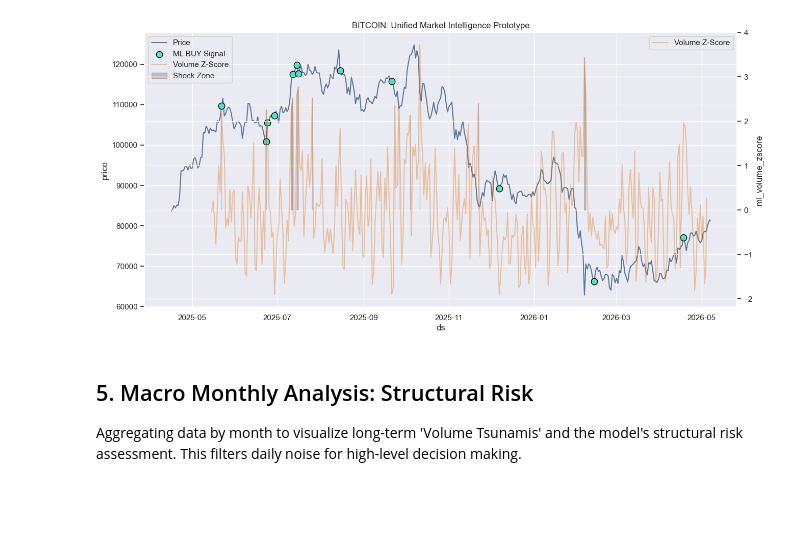
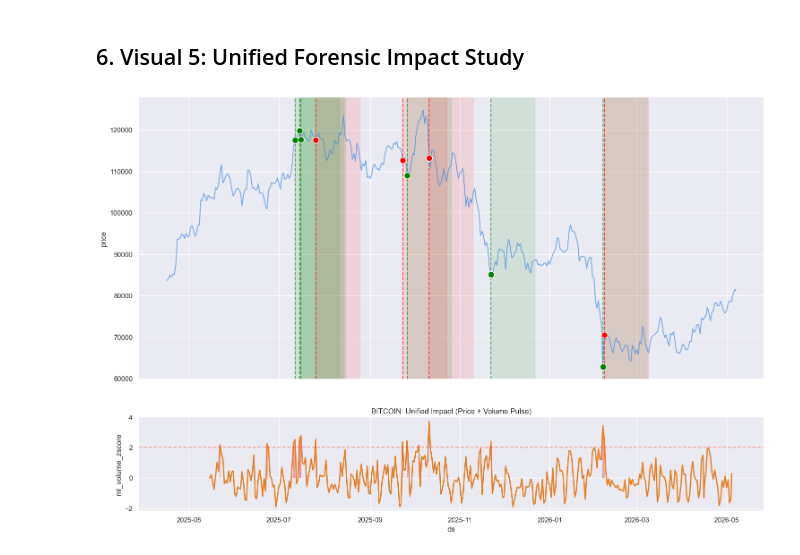
Before and after one commit to jose-cortes-ramos/crypto-ml-predictor, a Jupyter notebook: notebooks/03_dashboard_prototyping.ipynb, the cells around one changed output. Saved outputs shown, nothing was run; the diff lists cells and outputs as text; code cells hidden in the pictures; blank space fills up the shorter version.

Commit message:
docs: finalize forensic validation and visual prototyping #6

```diff
--- a/notebooks/03_dashboard_prototyping.ipynb
+++ b/notebooks/03_dashboard_prototyping.ipynb
@@ -84,0 +82,4 @@ Merging both perspectives into a single 'Super Chart'. This allows us to see if
+# %%
+top_10 = subset.sort_values('ml_volume_zscore', ascending=False).head(10).copy()
+print("=== TOP 10 SHOCK OUTCOMES ===")
+display(top_10[['ds', 'price', 'ml_volume_zscore', 'return_t30', 'ml_probability']].sort_values('ds'))
@@ -85,26 +99,21 @@ Merging both perspectives into a single 'Super Chart'. This allows us to see if
+# %% [markdown]
+## 6. Visual 5: Unified Forensic Impact Study
 # %%
-fig, ax1 = plt.subplots()
-ax2 = ax1.twinx()
+fig, (ax1, ax2) = plt.subplots(2, 1, figsize=(18, 12), sharex=True, gridspec_kw={'height_ratios': [3, 1]})
+sns.lineplot(data=subset, x='ds', y='price', ax=ax1, color='#4A90E2', alpha=0.7)
 
-# 1. Price and Teal Signals (Primary Axis)
-sns.lineplot(data=subset, x='ds', y='price', ax=ax1, color="#002B5C", alpha=0.6, label='Price')
-bullish = subset[subset['ml_prediction'] == 1]
-ax1.scatter(bullish['ds'], bullish['price'], color='#50E3C2', label='ML BUY Signal', s=80, edgecolor='black', zorder=5)
+for idx, row in top_10.iterrows():
+    impact_color = 'red' if row['return_t30'] < 0 else 'green'
+    ax1.axvline(row['ds'], color=impact_color, linestyle='--', alpha=0.6)
+    ax1.axvspan(row['ds'], row['ds'] + pd.Timedelta(days=30), color=impact_color, alpha=0.1)
+    # THE MISSING FIX: Adding the marker points back
+    ax1.scatter(row['ds'], row['price'], color=impact_color, s=100, zorder=10, edgecolor='white')
 
-# 2. Z-Score and Red Zones (Secondary Axis)
-sns.lineplot(data=subset, x='ds', y='ml_volume_zscore', ax=ax2, color='#E67E22', label='Volume Z-Score', alpha=0.4)
-ax2.fill_between(subset['ds'], 0, subset['ml_volume_zscore'], where=(subset['ml_volume_zscore'] > 2), color="#230400", alpha=0.2, label='Shock Zone')
+sns.lineplot(data=subset, x='ds', y='ml_volume_zscore', ax=ax2, color='#E67E22', linewidth=2)
+ax2.axhline(2.0, color='red', linestyle='--', alpha=0.4)
+ax2.fill_between(subset['ds'], 0, subset['ml_volume_zscore'], where=(subset['ml_volume_zscore'] > 2), color='red', alpha=0.3)
 
-plt.title(f"{asset_id.upper()}: Unified Market Intelligence Prototype")
-
-# Manual Combined Legend
-lines1, labels1 = ax1.get_legend_handles_labels()
-lines2, labels2 = ax2.get_legend_handles_labels()
-ax1.legend(lines1 + lines2, labels1 + labels2, loc='upper left')
-
+plt.title(f"{asset_id.upper()}: Unified Impact (Price + Volume Pulse)")
 plt.show()
 # %% [output]
-[figure, old version]
+[figure, new version]
-# %% [markdown]
-## 5. Macro Monthly Analysis: Structural Risk
-Aggregating data by month to visualize long-term 'Volume Tsunamis' and the model's structural risk assessment. This filters daily noise for high-level decision making.
```
Also changed, not shown: parts of 19 cells of this notebook, 7 other files.
